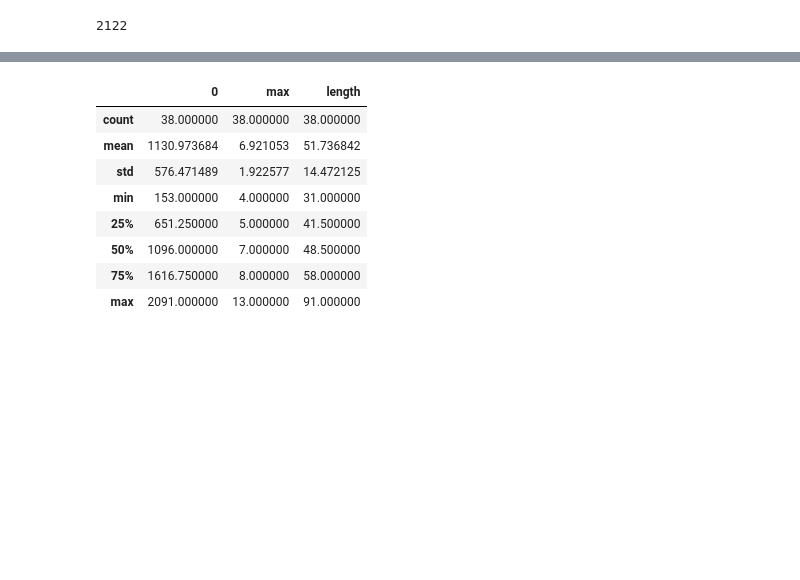
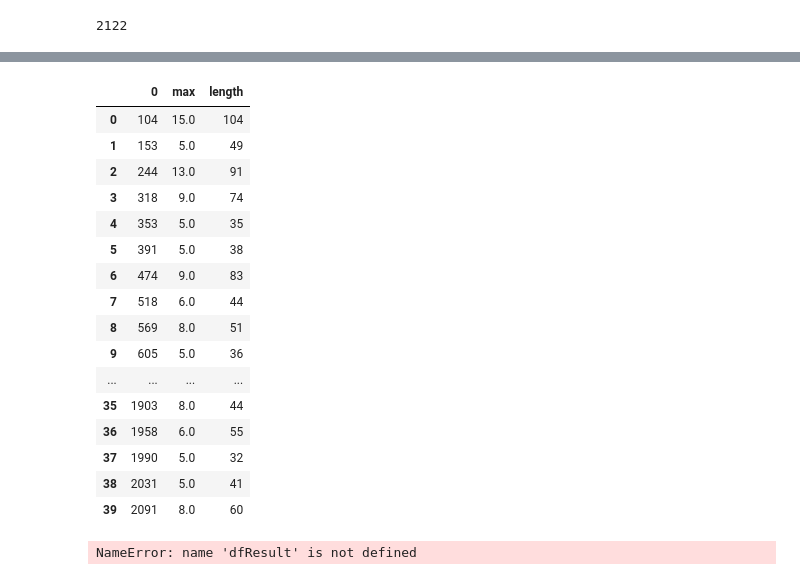
Before and after one commit to Kang-Jack/ShuangSe, a Jupyter notebook: iPython/analyze.ipynb, the cells around one changed output, grey strips where cells are left out. Saved outputs shown, nothing was run; the diff lists cells and outputs as text; code cells hidden in the pictures; blank space fills up the shorter version.

Commit message:
add analyze blue matrix

```diff
--- a/iPython/analyze.ipynb
+++ b/iPython/analyze.ipynb
@@ -74,32 +86,50 @@ df.tail(5)
 # %%
 #red_matrix_frame = red_matrix_frame.append (census_data.get_sum_info(red_matrix_frame,False))
 #df= blue_matrix_frame[[i for i in range (1,17)]].cumsum()
 
 #blue_matrix_frame = blue_matrix_frame.append (census_data.get_sum_info(blue_matrix_frame,True))
 #ts= str(time.time())
 #print ts
 #red_matrix_frame.to_csv(r"./result/redALL"+ts+".csv",index=False)
 #blue_matrix_frame.to_csv(r"./result/blueALL"+ts+".csv",index=False)
 #map_frame.to_csv(r"./result/mapALL"+ts+".csv",index=False)
 #if debug==1:print census_data.get_sum_info(red_matrix_frame,False)
 #if debug==1:print census_data.get_sum_info(blue_matrix_frame,True)
 #print calc_per(sum(red_matrix_frame[1]),len(rs))
 #print red_matrix_frame.tail(3)
 #print blue_matrix_frame.tail(3)
 #census_data.find_same_rate_scale_blue(blue_matrix_frame)
 #print blue_matrix_frame
 #print map_frame
 
 #frame =DataFrame(rs)
 #print  frame[0][:10]
 #frame[0][:10].plot(kind='barh',rot=0)
 #print frame.values[0]\
 s1= df.loc[1]
 s=[0,0,0,0,0,0,0,0,0,0,0,0,0,0,0,0]
 #s1.sub(s)
 #print s1.min(axis=0)
-dfResult= analyze_blue.analyze_blue.get_blue_census(df)
-#dfResult
+dfCensusResult= analyze_blue.analyze_blue.get_blue_census(df)
+dfCensusResult
+# %% [output]
+|  | 0 | max | length |
+| 0 | 104 | 15.0 | 104 |
+| 1 | 153 | 5.0 | 49 |
+| 2 | 244 | 13.0 | 91 |
+| 3 | 318 | 9.0 | 74 |
+| 4 | 353 | 5.0 | 35 |
+| 5 | 391 | 5.0 | 38 |
+| 6 | 474 | 9.0 | 83 |
+| 7 | 518 | 6.0 | 44 |
+| 8 | 569 | 8.0 | 51 |
+| 9 | 605 | 5.0 | 36 |
+| ... | ... | ... | ... |
+| 35 | 1903 | 8.0 | 44 |
+| 36 | 1958 | 6.0 | 55 |
+| 37 | 1990 | 5.0 | 32 |
+| 38 | 2031 | 5.0 | 41 |
+| 39 | 2091 | 8.0 | 60 |
 # %%
 length= len(df)
 result=[]
@@ -123,15 +153,7 @@ for i in range (length):
 # %%
 dfResult[(dfResult['max']>3) & (dfResult['max'] <15)].describe()
 # %% [output]
-|  | 0 | max | length |
-| count | 38.000000 | 38.000000 | 38.000000 |
-| mean | 1130.973684 | 6.921053 | 51.736842 |
-| std | 576.471489 | 1.922577 | 14.472125 |
-| min | 153.000000 | 4.000000 | 31.000000 |
-| 25% | 651.250000 | 5.000000 | 41.500000 |
-| 50% | 1096.000000 | 7.000000 | 48.500000 |
-| 75% | 1616.750000 | 8.000000 | 58.000000 |
-| max | 2091.000000 | 13.000000 | 91.000000 |
+NameError: name 'dfResult' is not defined
 # %%
 def SumCurrentCol (df):
     return df.loc[:,[1,2,3,4,5,6,7,8,9,10,11,12,13,14,15,16]].cumsum()
```
Also changed, not shown: parts of 7 cells of this notebook, 1 other file.
